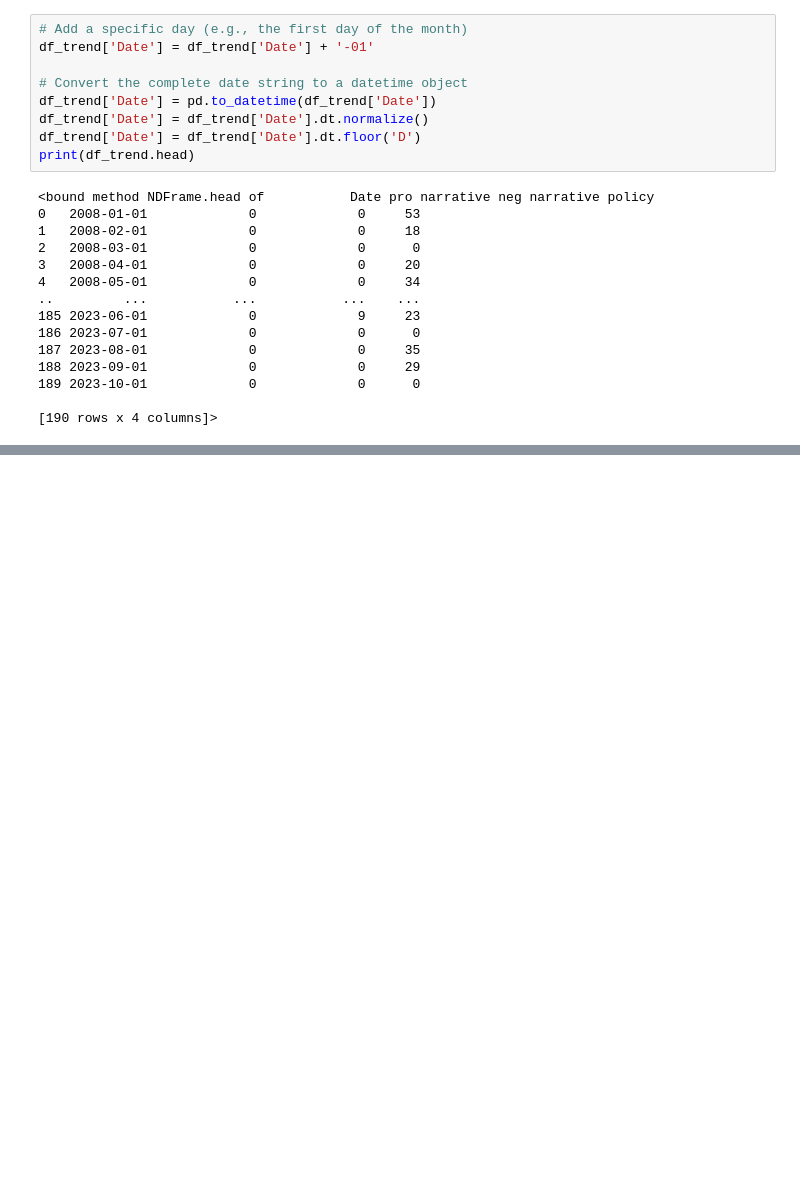
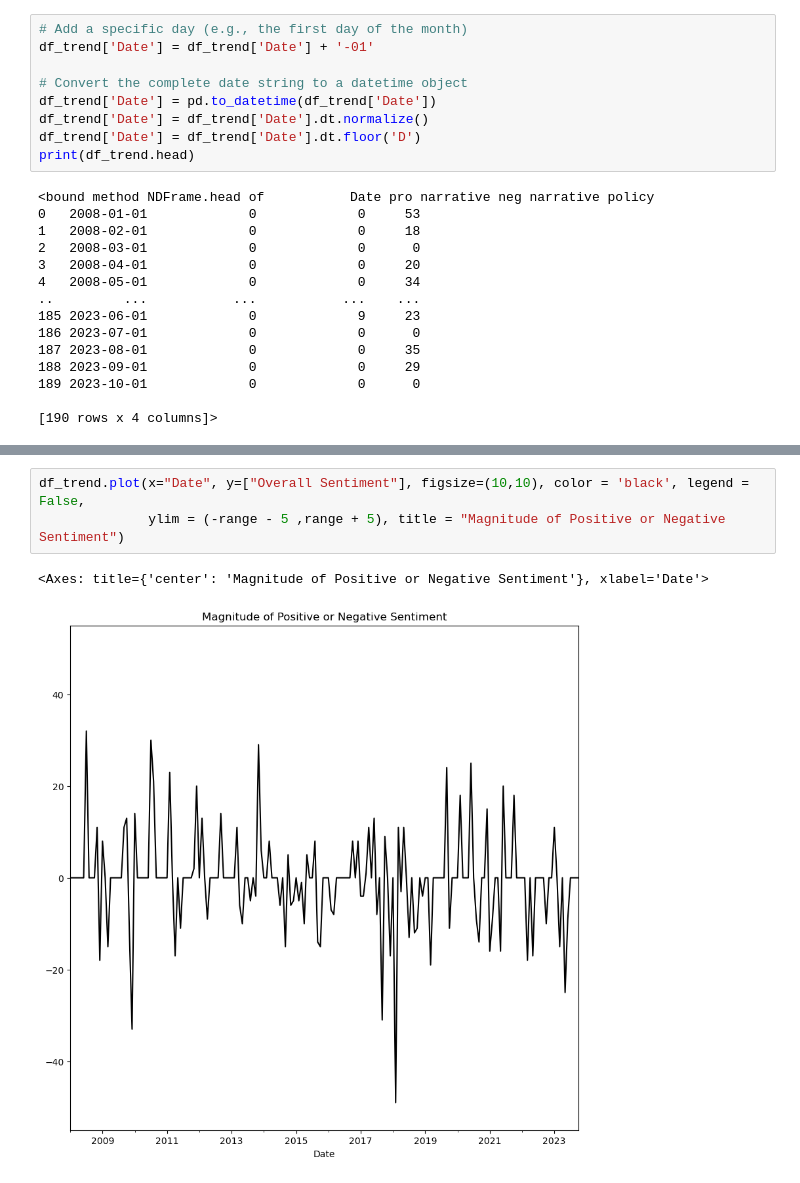
Before and after one commit to galibest2/as.180.369, a Jupyter notebook: contrib/galibest2/Research-Paper-Notebook.ipynb, the cells around one changed output, grey strips where cells are left out. Drawn from its saved outputs; the diff is of its cells as text; blank space fills up the shorter version.

```diff
--- a/contrib/galibest2/Research-Paper-Notebook.ipynb
+++ b/contrib/galibest2/Research-Paper-Notebook.ipynb
@@ -112,0 +204,6 @@ TypeError: no numeric data to plot
+# %%
+df_trend.plot(x="Date", y=["Overall Sentiment"], figsize=(10,10), color = 'black', legend = False,
+              ylim = (-range - 5 ,range + 5), title = "Magnitude of Positive or Negative Sentiment")
+# %% [output]
+<Axes: title={'center': 'Magnitude of Positive or Negative Sentiment'}, xlabel='Date'>
+[figure, added]
```
Also changed, not shown: parts of 10 cells of this notebook.
